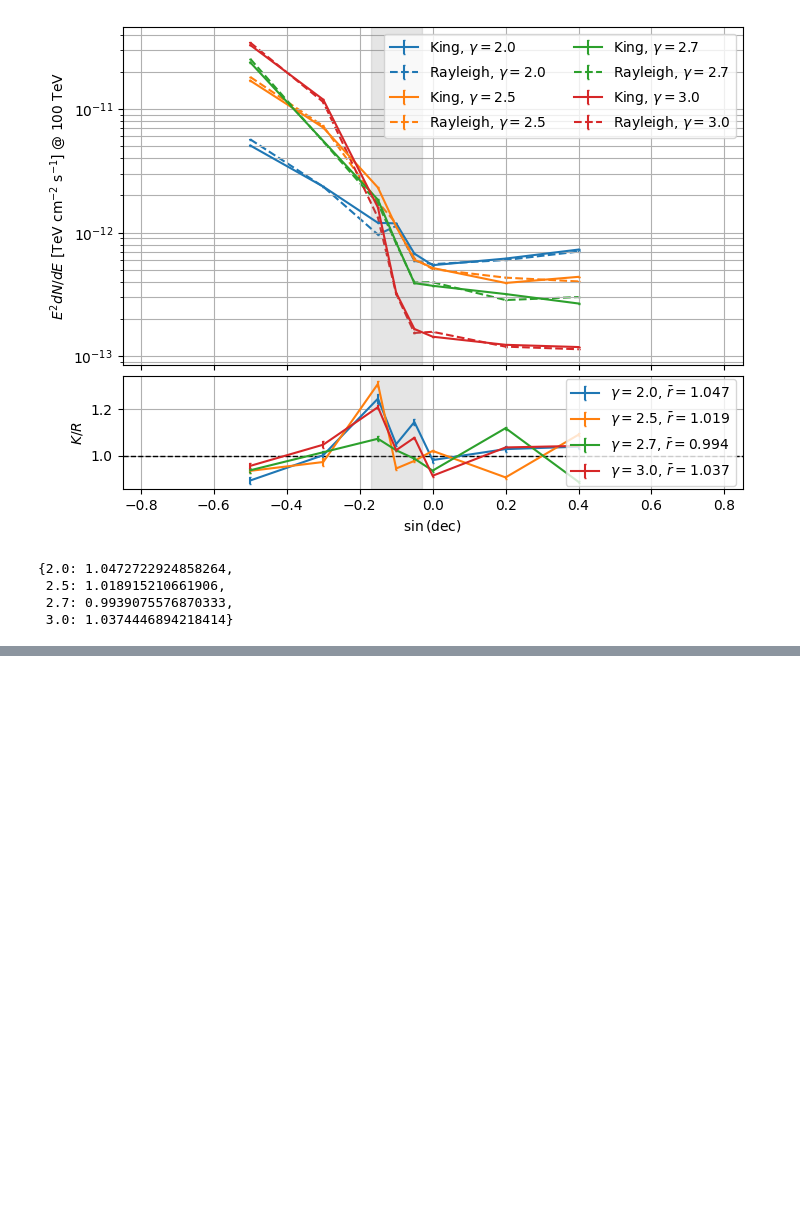
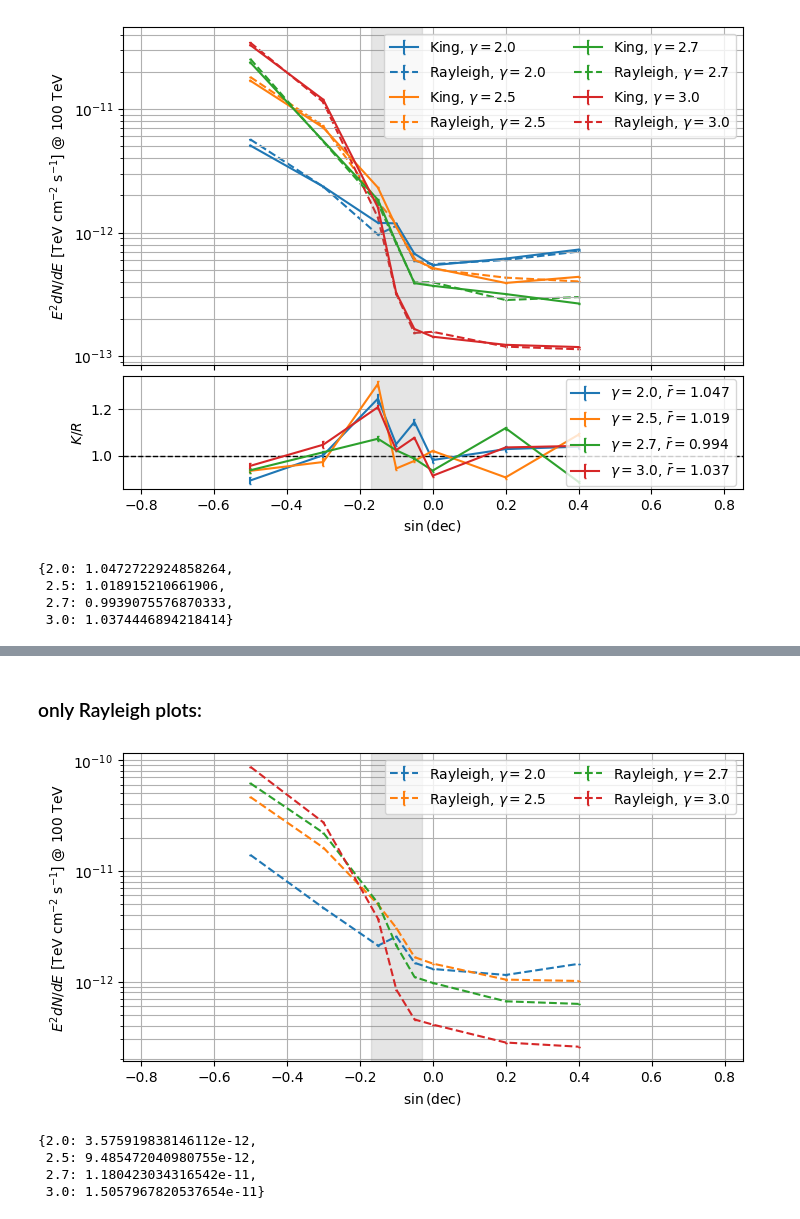
Before and after one commit to ElseSchnabele/kingmaker_fitting_parallization, a Jupyter notebook: likelihood_analysis/notebooks/spectral_index_gamma_analysis.ipynb, the cells around one changed output, grey strips where cells are left out. Drawn from its saved outputs; the diff is of its cells as text; code cells hidden in the pictures; blank space fills up the shorter version.

```diff
--- a/likelihood_analysis/notebooks/spectral_index_gamma_analysis.ipynb
+++ b/likelihood_analysis/notebooks/spectral_index_gamma_analysis.ipynb
@@ -378,0 +379,62 @@ float64
+# %% [markdown]
+### only Rayleigh plots:
+# %%
+fig, ax = plt.subplots(figsize=(8, 4))
+
+scores = {}
+
+gammas = sorted(rayleigh_3sig_disc.keys())
+colors = plt.rcParams["axes.prop_cycle"].by_key()["color"]
+
+for i, gamma in enumerate(gammas):
+    sindecs = sorted(rayleigh_3sig_disc[gamma].keys())
+
+    if len(sindecs) == 0:
+        continue
+
+    x = np.asarray(sindecs, dtype=float)
+
+    rayleigh_y = np.asarray([
+        rayleigh_3sig_disc[gamma][s]["flux"]
+        for s in sindecs
+    ], dtype=float)
+
+    rayleigh_yerr = np.asarray([
+        rayleigh_3sig_disc[gamma][s]["flux_err"]
+        for s in sindecs
+    ], dtype=float)
+
+    scores[gamma] = np.mean(rayleigh_y)
+
+    color = colors[i % len(colors)]
+
+    ax.errorbar(
+        x,
+        rayleigh_y,
+        yerr=rayleigh_yerr,
+        ls="--",
+        marker="",
+        capsize=1,
+        color=color,
+        zorder=3,
+        label=rf"Rayleigh, $\gamma={gamma}$",
+    )
+
+ax.set_yscale("log")
+ax.axvspan(-0.17, -0.03, color="grey", alpha=0.2, zorder=2)
+ax.set_xlim(-0.85, 0.85)
+
+ax.set_xlabel(r"$\sin{(\mathrm{dec})}$")
+ax.set_ylabel(r"$E^2 dN/dE$ [TeV cm$^{-2}$ s$^{-1}$] @ 100 TeV")
+ax.grid(which="both", zorder=1)
+ax.legend(ncol=2)
+
+plt.show()
+
+scores
+# %% [output]
+[figure, added]
+{2.0: 3.575919838146112e-12,
+ 2.5: 9.485472040980755e-12,
+ 2.7: 1.180423034316542e-11,
+ 3.0: 1.5057967820537654e-11}
```
Also changed, not shown: parts of 2 cells of this notebook, 17 other files.
